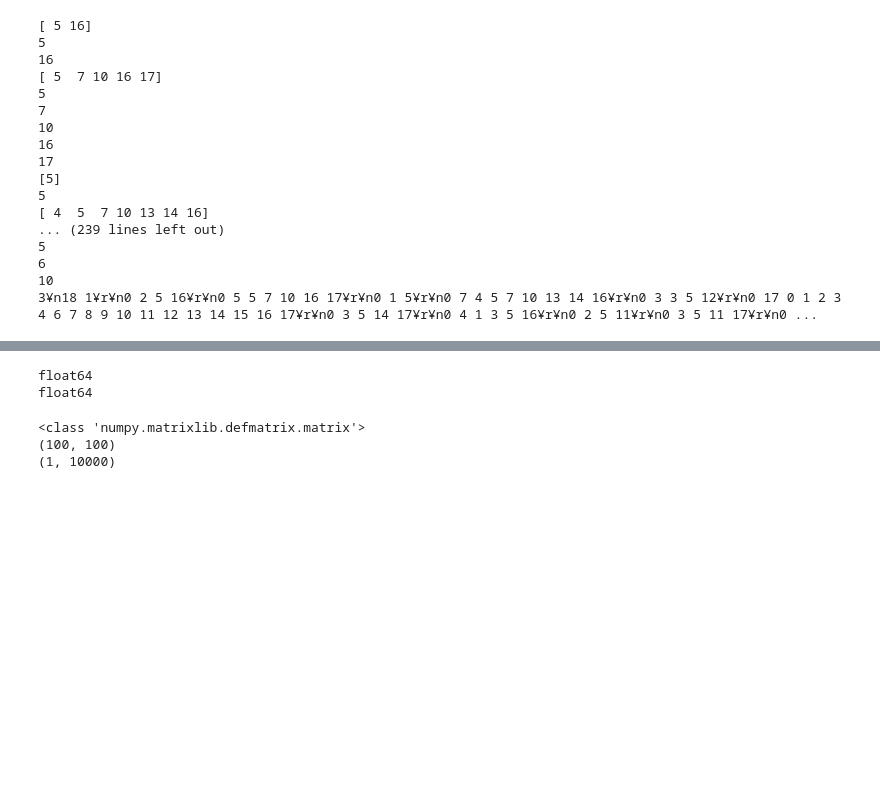
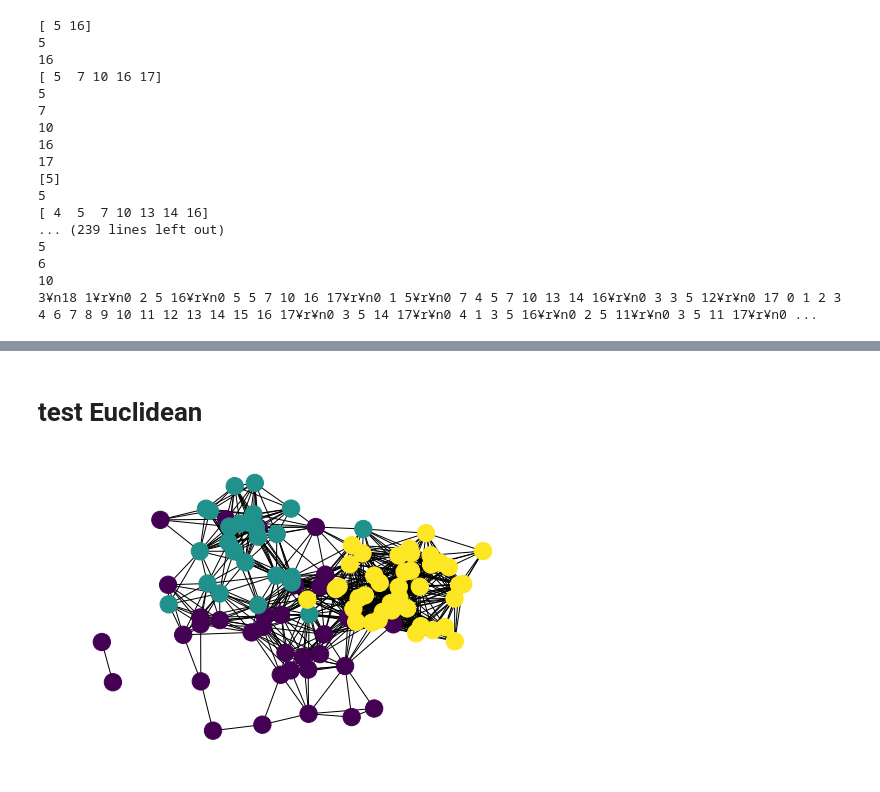
Before and after one commit to silent567/pytorch_DGCNN, a Jupyter notebook: generate_dataset/test.ipynb, the cells around one changed output, grey strips where cells are left out. Drawn from its saved outputs; the diff is of its cells as text; code cells hidden in the pictures; blank space fills up the shorter version.

```diff
--- a/generate_dataset/test.ipynb
+++ b/generate_dataset/test.ipynb
@@ -69,15 +47,2 @@ print(np.flatnonzero(x))
-# %%
-print(sgraph.dtype)
-print(x.dtype)
-# %% [output]
-float64
-float64
-# %%
-ggraph = nx.to_numpy_matrix(g)
-print(type(ggraph))
-print(ggraph.shape)
-print(ggraph.ravel().shape)
-# %% [output]
-<class 'numpy.matrixlib.defmatrix.matrix'>
-(100, 100)
-(1, 10000)
+# %% [markdown]
+# test Euclidean
@@ -83,0 +54,10 @@ print(ggraph.ravel().shape)
+# %%
+N,C = 100,3
+means = np.array([[0.25,0.25],[0.25,0.75],[0.75,0.5]])
+stds = np.stack([np.eye(2)/20/i for i in range(1,C+1)])
+sparsity = 0.1
+g = generate_random_eucl_graph(N,C,means,stds,sparsity=sparsity)
+# %%
+plot_graph(g)
+# %% [output]
+[figure, added]
```
Also changed, not shown: parts of 7 cells of this notebook, 3 other files.
